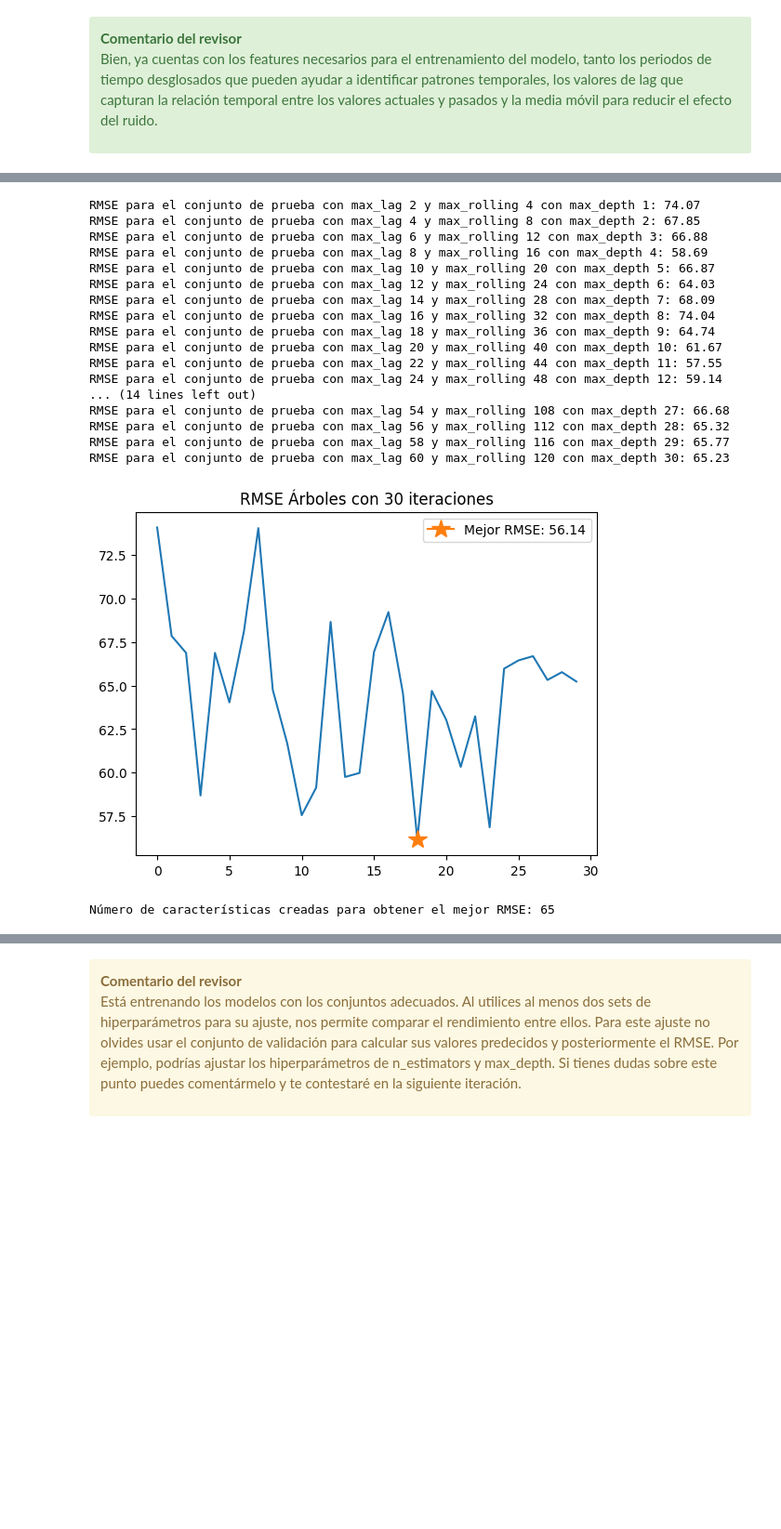
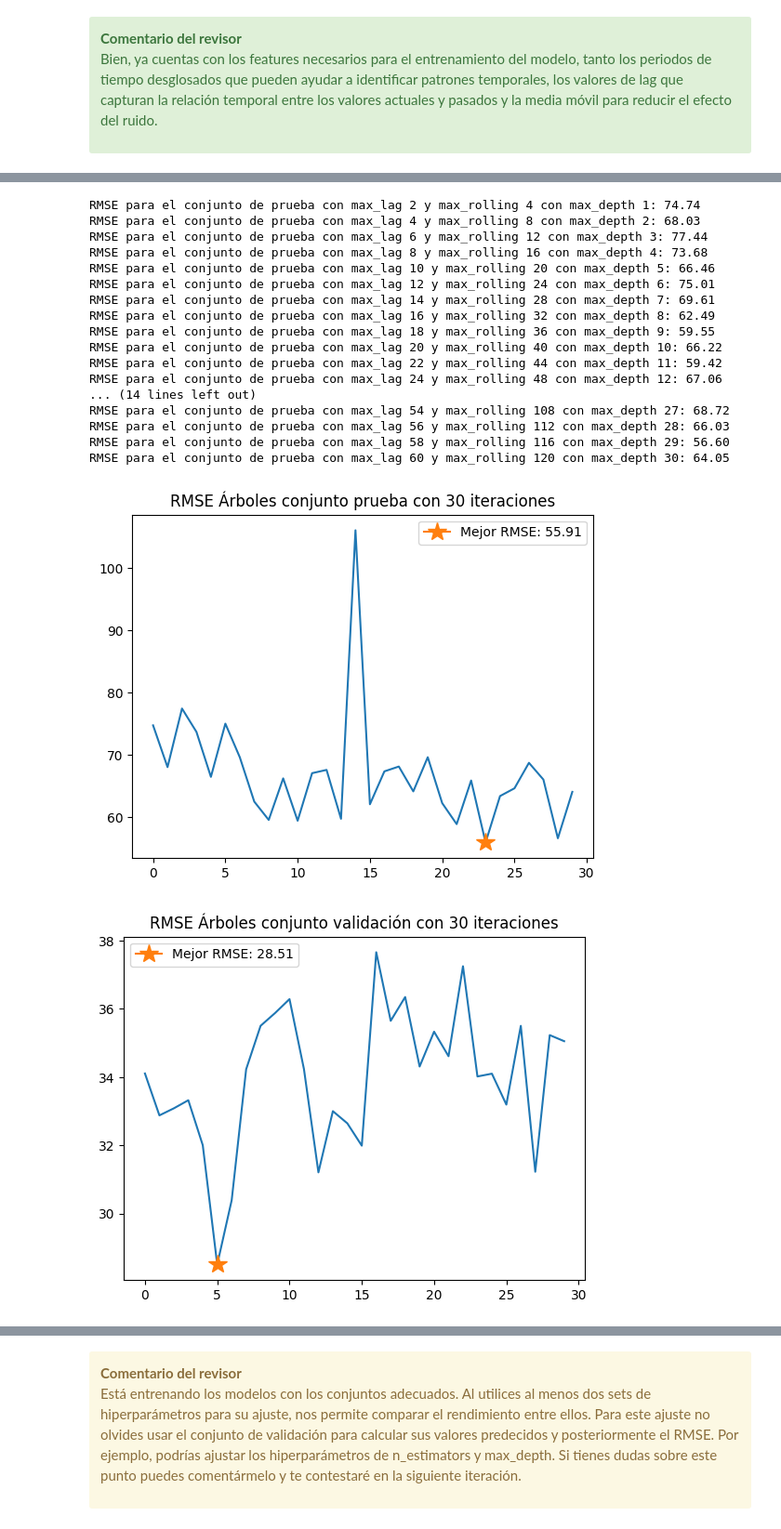
Before and after one commit to Car27VeP/TimeSeriesModelEvaluator, a Jupyter notebook: SweetLiftTaxi.ipynb, the cells around one changed output, grey strips where cells are left out. Shown at 93% size. Cells and saved outputs as stored; diff of their text form; code cells hidden in the pictures; blank space fills up the shorter version.

```diff
--- a/SweetLiftTaxi.ipynb
+++ b/SweetLiftTaxi.ipynb
@@ -393,3 +440,11 @@ conjunto de prueba, y se registra para graficarlo después de las n iteraciones
 
 Bien, ya cuentas con los features necesarios para el entrenamiento del modelo, tanto los periodos de tiempo desglosados que pueden ayudar a identificar patrones temporales, los valores de lag que capturan la relación temporal entre los valores actuales y pasados y la media móvil para reducir el efecto del ruido.
 </div>
+# %%
+new_data = make_features(df,2,4) #genera nueva características.
+features_train, target_train, features_test, target_test = splitting_data(new_data) #Dividir el dataset
+                                                                                        #en conjunto de prueba y entramiento
+features_train, features_valid, target_train, target_valid = train_test_split(features_train,
+                                                                                  target_train,
+                                                                                  test_size=0.1,
+                                                                                  random_state=4)
@@ -400,22 +471,29 @@ Bien, ya cuentas con los features necesarios para el entrenamiento del modelo, t
 # %%
 # %%
 
-rmse_list = []
+rmse_list_train = []
+rmse_list_valid = []
 for x in range(30):
     new_data = make_features(df,2*(x+1),4*(x+1)) #genera nueva características.
     features_train, target_train,features_test, target_test = splitting_data(new_data) #Dividir el dataset
                                                                                         #en conjunto de prueba y entramiento
+    features_train, features_valid, target_train, target_valid = train_test_split(features_train,
+                                                                                  target_train,
+                                                                                  test_size=0.1,
+                                                                                  random_state=4)
 
     model = LinearRegression() #Modelo
     model.fit(features_train, target_train) #Predicción del modelo.
     pred_train = model.predict(features_train) #Predicción entrenamiento
     pred_test = model.predict(features_test) # Prediccion prueba
+    pred_valid = model.predict(features_valid)
 
     print(f'RMSE para el conjunto de prueba con max_lag {2*(x+1)} y max_rolling {4*(x+1)}:'
           f' {rmse(target_test, pred_test):.2f}')
 
-    rmse_list.append(rmse(target_test, pred_test))
+    rmse_list_train.append(rmse(target_test, pred_test))
+    rmse_list_valid.append(rmse(target_valid, pred_valid))
 
-grafica_rmse(rmse_list, title="RMSE Regresión Lineal con 30 iteraciones")
-print(f"Número de características creadas para obtener el mejor RMSE: {make_features(df,60,120).shape[1]-1}")
+grafica_rmse(rmse_list_train, title="RMSE Regresión Lineal conjunto prueba con 30 iteraciones")
+grafica_rmse(rmse_list_valid, title="RMSE Regresión Lineal conjunto validación con 30 iteraciones")
 # %% [output]
@@ -450,44 +526,49 @@ predicción definitiva. Solo se cambiaron iterativemente la características de
 # %%
 # %%
 
-rmse_list = []
-pred_test_list = []
-
+rmse_list_train = []
+rmse_list_valid = []
 for x in range(30):
     new_data = make_features(df,2*(x+1),4*(x+1))
     features_train, target_train, features_test, target_test = splitting_data(new_data)
+    features_train, features_valid, target_train, target_valid = train_test_split(features_train,
+                                                                                  target_train,
+                                                                                  test_size=0.1,
+                                                                                  random_state=4)
 
 
     model = DecisionTreeRegressor(max_depth=x+1,
                                   random_state=1234)
     model.fit(features_train, target_train)
 
     pred_train = model.predict(features_train)
     pred_test = model.predict(features_test)
+    pred_valid = model.predict(features_valid)
 
     print(f'RMSE para el conjunto de prueba con max_lag {2*(x+1)} y max_rolling {4*(x+1)} con max_depth {x+1}: {rmse(target_test, pred_test):.2f}')
 
-    rmse_list.append(rmse(target_test, pred_test))
-rmse_list = np.array(rmse_list)
-grafica_rmse(rmse_list, title="RMSE Árboles con 30 iteraciones")
-print(f"Número de características creadas para obtener el mejor RMSE: {make_features(df,60,120).shape[1]-1}")
+    rmse_list_train.append(rmse(target_test, pred_test))
+    rmse_list_valid.append(rmse(target_valid,pred_valid))
+
+grafica_rmse(rmse_list_train, title="RMSE Árboles conjunto prueba con 30 iteraciones")
+grafica_rmse(rmse_list_valid, title="RMSE Árboles conjunto validación con 30 iteraciones")
 # %% [output]
-RMSE para el conjunto de prueba con max_lag 2 y max_rolling 4 con max_depth 1: 74.07
-RMSE para el conjunto de prueba con max_lag 4 y max_rolling 8 con max_depth 2: 67.85
-RMSE para el conjunto de prueba con max_lag 6 y max_rolling 12 con max_depth 3: 66.88
-RMSE para el conjunto de prueba con max_lag 8 y max_rolling 16 con max_depth 4: 58.69
-RMSE para el conjunto de prueba con max_lag 10 y max_rolling 20 con max_depth 5: 66.87
-RMSE para el conjunto de prueba con max_lag 12 y max_rolling 24 con max_depth 6: 64.03
-RMSE para el conjunto de prueba con max_lag 14 y max_rolling 28 con max_depth 7: 68.09
-RMSE para el conjunto de prueba con max_lag 16 y max_rolling 32 con max_depth 8: 74.04
-RMSE para el conjunto de prueba con max_lag 18 y max_rolling 36 con max_depth 9: 64.74
-RMSE para el conjunto de prueba con max_lag 20 y max_rolling 40 con max_depth 10: 61.67
-RMSE para el conjunto de prueba con max_lag 22 y max_rolling 44 con max_depth 11: 57.55
-RMSE para el conjunto de prueba con max_lag 24 y max_rolling 48 con max_depth 12: 59.14
+RMSE para el conjunto de prueba con max_lag 2 y max_rolling 4 con max_depth 1: 74.74
+RMSE para el conjunto de prueba con max_lag 4 y max_rolling 8 con max_depth 2: 68.03
+RMSE para el conjunto de prueba con max_lag 6 y max_rolling 12 con max_depth 3: 77.44
+RMSE para el conjunto de prueba con max_lag 8 y max_rolling 16 con max_depth 4: 73.68
+RMSE para el conjunto de prueba con max_lag 10 y max_rolling 20 con max_depth 5: 66.46
+RMSE para el conjunto de prueba con max_lag 12 y max_rolling 24 con max_depth 6: 75.01
+RMSE para el conjunto de prueba con max_lag 14 y max_rolling 28 con max_depth 7: 69.61
+RMSE para el conjunto de prueba con max_lag 16 y max_rolling 32 con max_depth 8: 62.49
+RMSE para el conjunto de prueba con max_lag 18 y max_rolling 36 con max_depth 9: 59.55
+RMSE para el conjunto de prueba con max_lag 20 y max_rolling 40 con max_depth 10: 66.22
+RMSE para el conjunto de prueba con max_lag 22 y max_rolling 44 con max_depth 11: 59.42
+RMSE para el conjunto de prueba con max_lag 24 y max_rolling 48 con max_depth 12: 67.06
 ... (14 lines left out)
-RMSE para el conjunto de prueba con max_lag 54 y max_rolling 108 con max_depth 27: 66.68
-RMSE para el conjunto de prueba con max_lag 56 y max_rolling 112 con max_depth 28: 65.32
-RMSE para el conjunto de prueba con max_lag 58 y max_rolling 116 con max_depth 29: 65.77
-RMSE para el conjunto de prueba con max_lag 60 y max_rolling 120 con max_depth 30: 65.23
+RMSE para el conjunto de prueba con max_lag 54 y max_rolling 108 con max_depth 27: 68.72
+RMSE para el conjunto de prueba con max_lag 56 y max_rolling 112 con max_depth 28: 66.03
+RMSE para el conjunto de prueba con max_lag 58 y max_rolling 116 con max_depth 29: 56.60
+RMSE para el conjunto de prueba con max_lag 60 y max_rolling 120 con max_depth 30: 64.05
-[figure, old version]
+[figure, new version]
-Número de características creadas para obtener el mejor RMSE: 65
+[figure, added]
```
Also changed, not shown: parts of 58 cells of this notebook.
